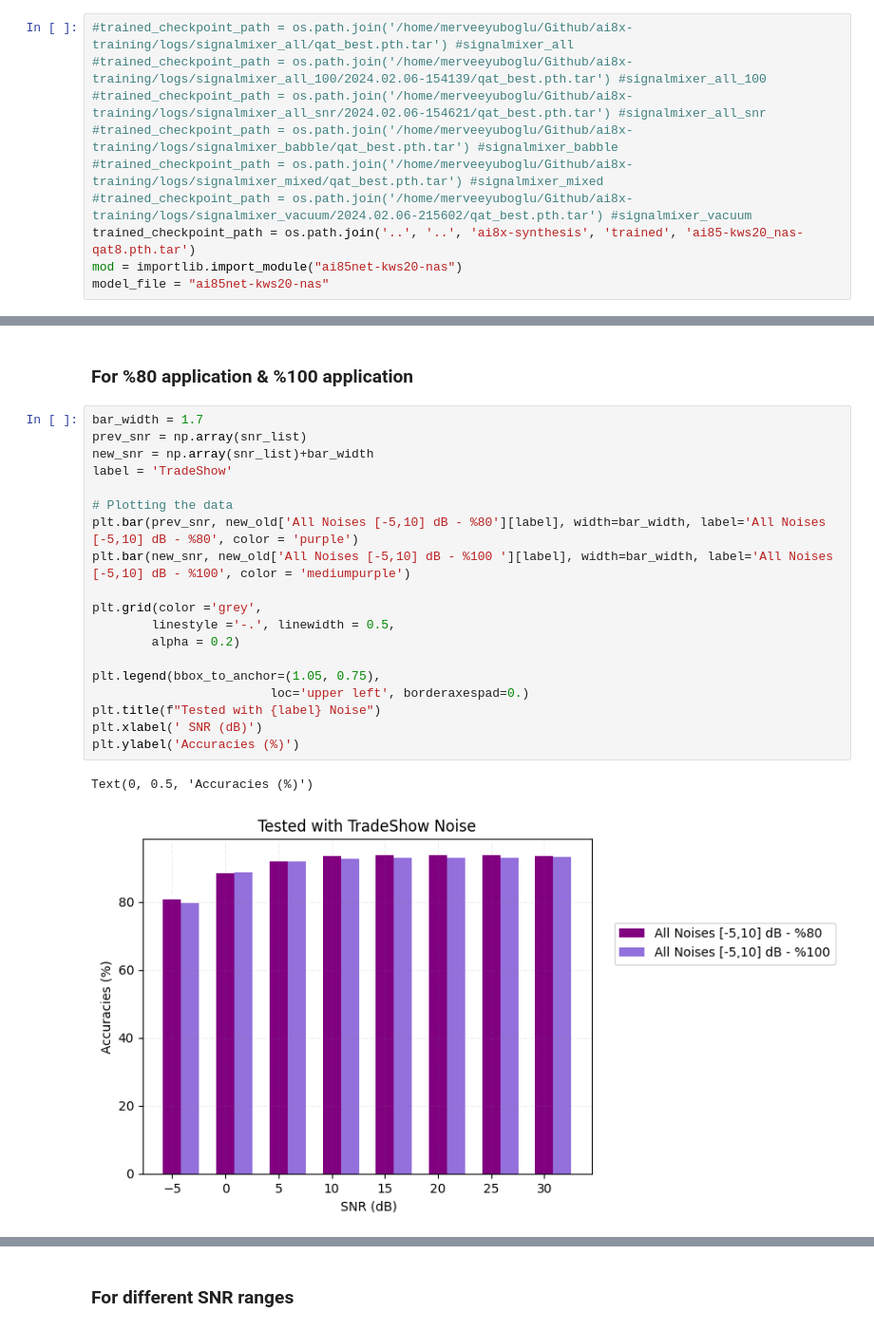
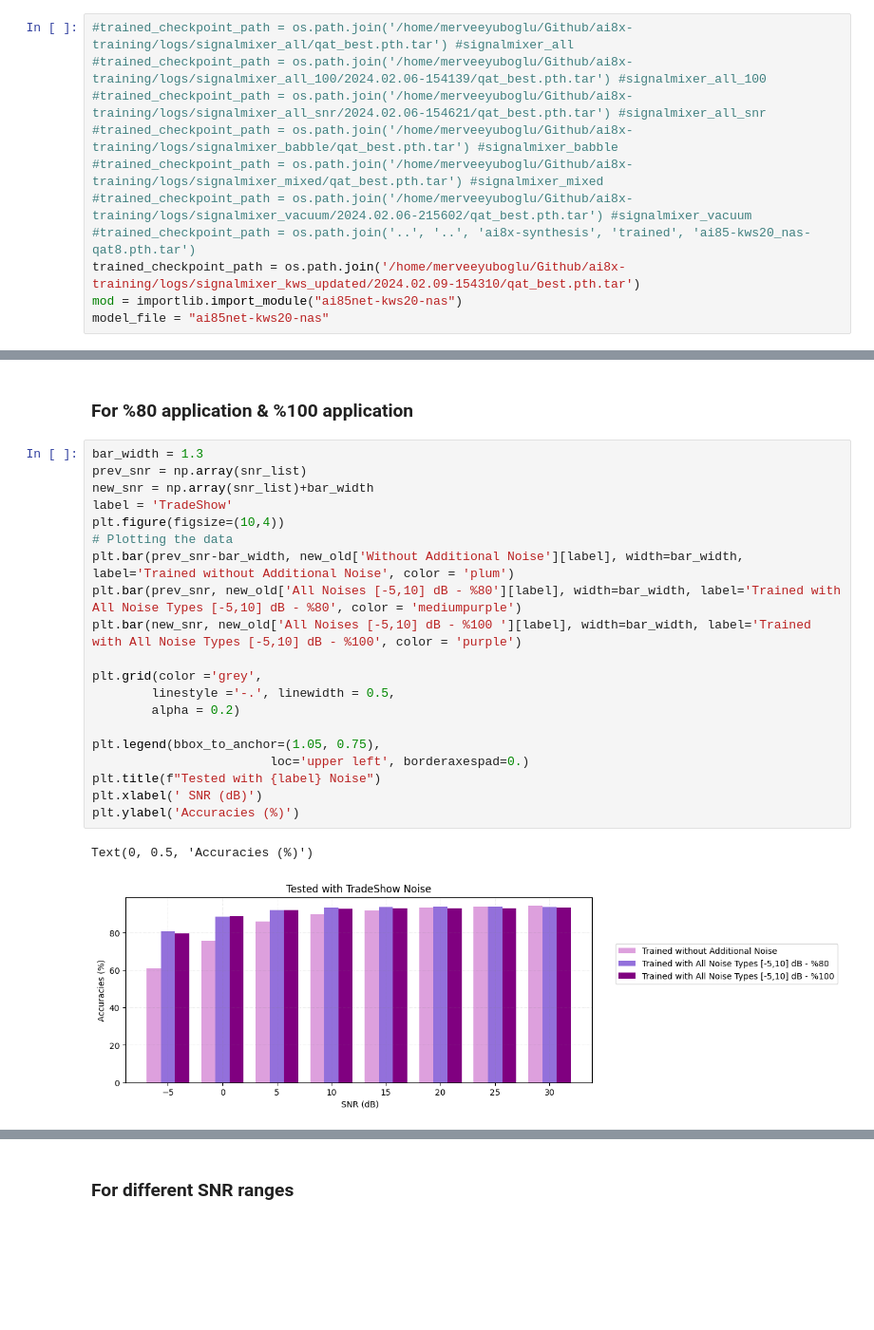
Before and after one commit to EyubogluMerve/ai8x-training, a Jupyter notebook: notebooks/KWS_Automated_Training.ipynb, the cells around one changed output, grey strips where cells are left out. Shown at 95% size. Saved outputs shown, nothing was run; the diff lists cells and outputs as text; blank space fills up the shorter version.

```diff
--- a/notebooks/KWS_Automated_Training.ipynb
+++ b/notebooks/KWS_Automated_Training.ipynb
@@ -53,7 +53,8 @@ import IPython
 #trained_checkpoint_path = os.path.join('/home/merveeyuboglu/Github/ai8x-training/logs/signalmixer_babble/qat_best.pth.tar') #signalmixer_babble
 #trained_checkpoint_path = os.path.join('/home/merveeyuboglu/Github/ai8x-training/logs/signalmixer_mixed/qat_best.pth.tar') #signalmixer_mixed
 #trained_checkpoint_path = os.path.join('/home/merveeyuboglu/Github/ai8x-training/logs/signalmixer_vacuum/2024.02.06-215602/qat_best.pth.tar') #signalmixer_vacuum
-trained_checkpoint_path = os.path.join('..', '..', 'ai8x-synthesis', 'trained', 'ai85-kws20_nas-qat8.pth.tar')
+#trained_checkpoint_path = os.path.join('..', '..', 'ai8x-synthesis', 'trained', 'ai85-kws20_nas-qat8.pth.tar')
+trained_checkpoint_path = os.path.join('/home/merveeyuboglu/Github/ai8x-training/logs/signalmixer_kws_updated/2024.02.09-154310/qat_best.pth.tar')
 mod = importlib.import_module("ai85net-kws20-nas")
 model_file = "ai85net-kws20-nas"
 # %%
@@ -373,25 +482,26 @@ dict_keys(['All Noises [-5,10] dB - %80', 'All Noises [-5,10] dB - %100 ', 'All
 # %% [markdown]
 ### For %80 application & %100 application
 # %%
-bar_width = 1.7
+bar_width = 1.3
 prev_snr = np.array(snr_list)
 new_snr = np.array(snr_list)+bar_width
 label = 'TradeShow'
-
+plt.figure(figsize=(10,4))
 # Plotting the data
-plt.bar(prev_snr, new_old['All Noises [-5,10] dB - %80'][label], width=bar_width, label='All Noises [-5,10] dB - %80', color = 'purple')
-plt.bar(new_snr, new_old['All Noises [-5,10] dB - %100 '][label], width=bar_width, label='All Noises [-5,10] dB - %100', color = 'mediumpurple')
+plt.bar(prev_snr-bar_width, new_old['Without Additional Noise'][label], width=bar_width, label='Trained without Additional Noise', color = 'plum')
+plt.bar(prev_snr, new_old['All Noises [-5,10] dB - %80'][label], width=bar_width, label='Trained with All Noise Types [-5,10] dB - %80', color = 'mediumpurple')
+plt.bar(new_snr, new_old['All Noises [-5,10] dB - %100 '][label], width=bar_width, label='Trained with All Noise Types [-5,10] dB - %100', color = 'purple')
 
 plt.grid(color ='grey',
         linestyle ='-.', linewidth = 0.5,
         alpha = 0.2)
 
 plt.legend(bbox_to_anchor=(1.05, 0.75),
                         loc='upper left', borderaxespad=0.)
 plt.title(f"Tested with {label} Noise")
 plt.xlabel(' SNR (dB)')
 plt.ylabel('Accuracies (%)')
 # %% [output]
 Text(0, 0.5, 'Accuracies (%)')
-[figure, old version]
+[figure, new version]
 # %%
```
Also changed, not shown: parts of 21 cells of this notebook, 2 other files.
